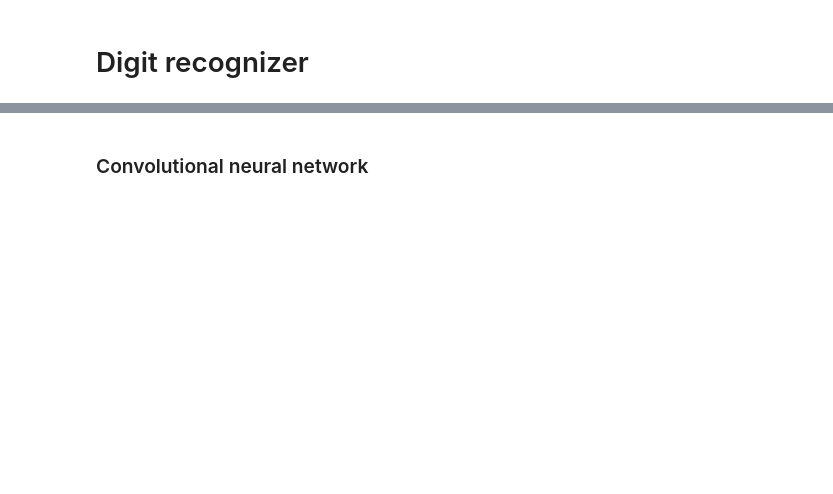
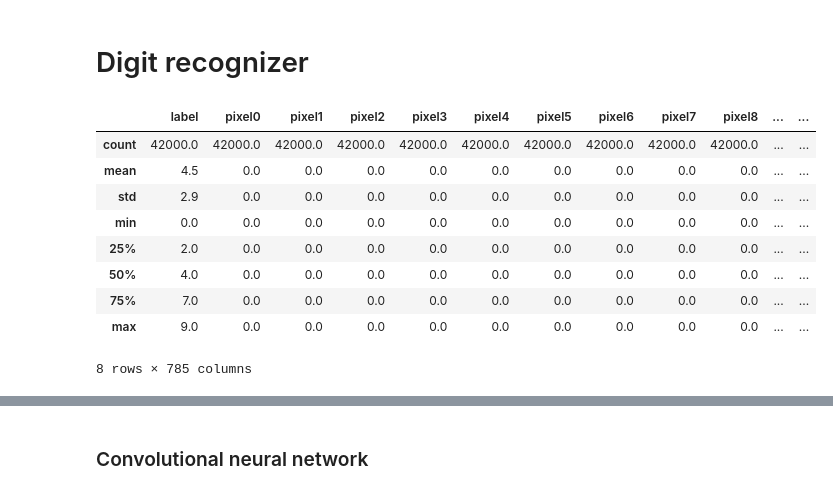
Before and after one commit to StevenDalderop/Digit_recognizer, a Jupyter notebook: Digit recognizer.ipynb, the cells around one changed output, grey strips where cells are left out. Cells and saved outputs as stored; diff of their text form; code cells hidden in the pictures; blank space fills up the shorter version.

```diff
--- a/Digit recognizer.ipynb
+++ b/Digit recognizer.ipynb
@@ -19,5 +19,18 @@ train=pd.read_csv("train.csv")
 train=train.astype(float)
 test=pd.read_csv("test.csv")
 test=test.astype(float)
+# %%
+train.describe()
+# %% [output]
+|  | label | pixel0 | pixel1 | pixel2 | pixel3 | pixel4 | pixel5 | pixel6 | pixel7 | pixel8 | ... | ... |
+| count | 42000.0 | 42000.0 | 42000.0 | 42000.0 | 42000.0 | 42000.0 | 42000.0 | 42000.0 | 42000.0 | 42000.0 | ... | ... |
+| mean | 4.5 | 0.0 | 0.0 | 0.0 | 0.0 | 0.0 | 0.0 | 0.0 | 0.0 | 0.0 | ... | ... |
+| std | 2.9 | 0.0 | 0.0 | 0.0 | 0.0 | 0.0 | 0.0 | 0.0 | 0.0 | 0.0 | ... | ... |
+| min | 0.0 | 0.0 | 0.0 | 0.0 | 0.0 | 0.0 | 0.0 | 0.0 | 0.0 | 0.0 | ... | ... |
+| 25% | 2.0 | 0.0 | 0.0 | 0.0 | 0.0 | 0.0 | 0.0 | 0.0 | 0.0 | 0.0 | ... | ... |
+| 50% | 4.0 | 0.0 | 0.0 | 0.0 | 0.0 | 0.0 | 0.0 | 0.0 | 0.0 | 0.0 | ... | ... |
+| 75% | 7.0 | 0.0 | 0.0 | 0.0 | 0.0 | 0.0 | 0.0 | 0.0 | 0.0 | 0.0 | ... | ... |
+| max | 9.0 | 0.0 | 0.0 | 0.0 | 0.0 | 0.0 | 0.0 | 0.0 | 0.0 | 0.0 | ... | ... |
+8 rows × 785 columns
 # %%
 ### Splitting the training data
```
Also changed, not shown: parts of 22 cells of this notebook.
